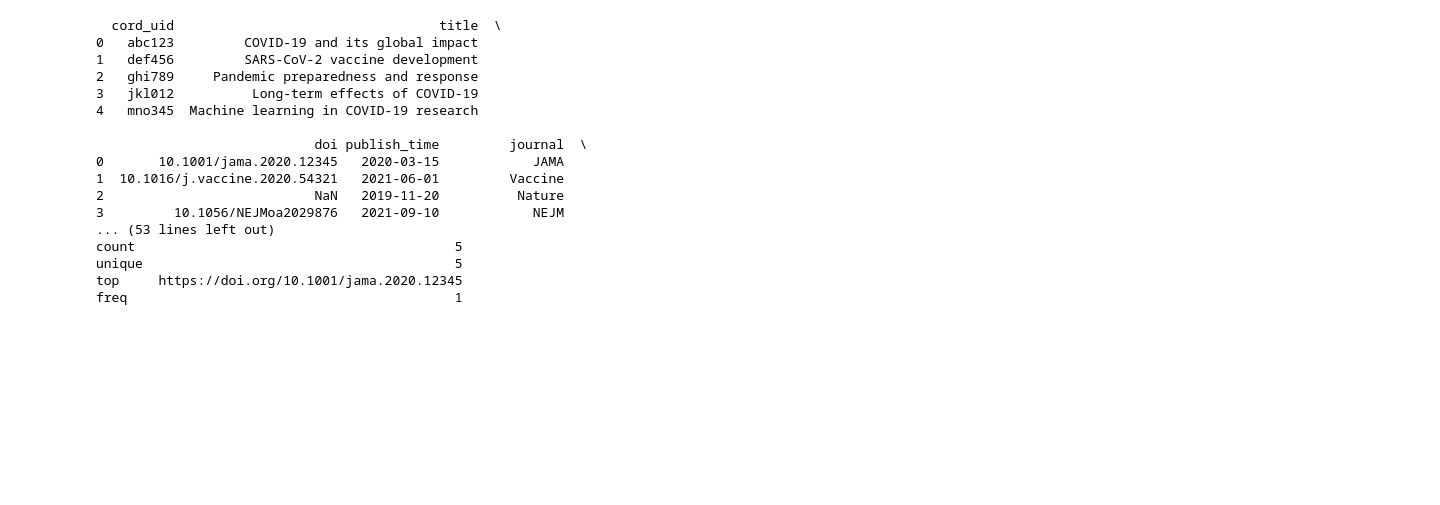
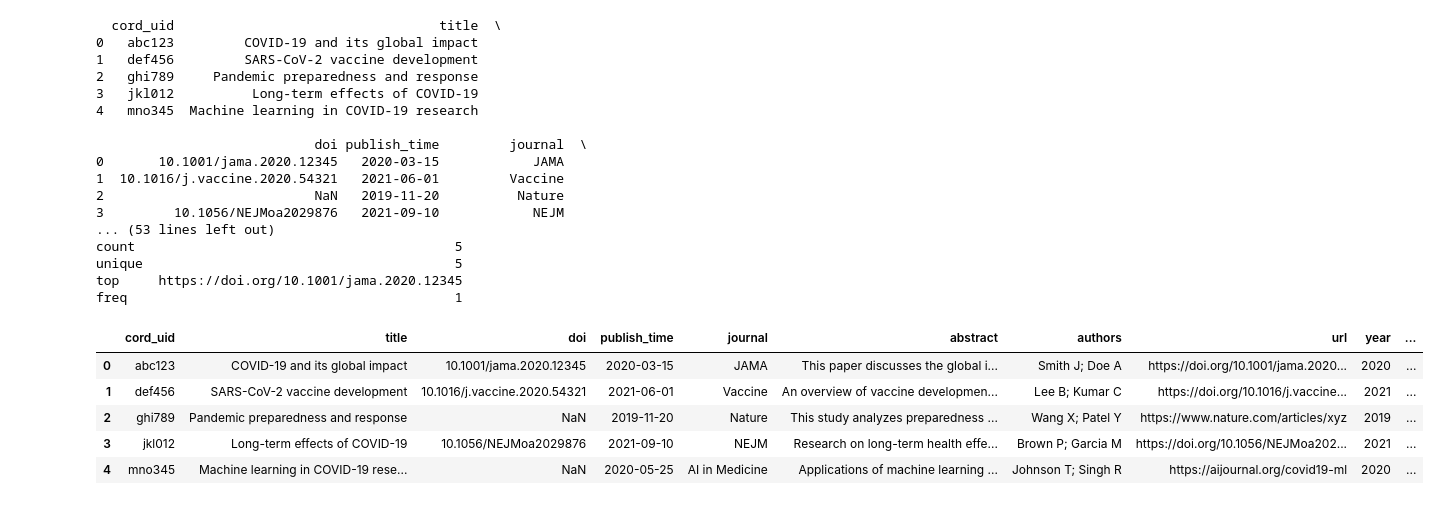
Before and after one commit to melsetionsi-cell/pyy8, a Jupyter notebook: file.ipynb, the cells around one changed output. Drawn from its saved outputs; the diff is of its cells as text; code cells hidden in the pictures; blank space fills up the shorter version.

```diff
--- a/file.ipynb
+++ b/file.ipynb
@@ -42,3 +42,24 @@ count                                         5
 unique                                        5
 top     https://doi.org/10.1001/jama.2020.12345
 freq                                          1
+# %%
+# Drop rows with missing titles
+df = df.dropna(subset=["title"])
+
+# Convert date column
+df['publish_time'] = pd.to_datetime(df['publish_time'], errors='coerce')
+
+# Extract year
+df['year'] = df['publish_time'].dt.year
+
+# Abstract word count
+df['abstract_word_count'] = df['abstract'].fillna("").apply(lambda x: len(x.split()))
+
+df.head()
+# %% [output]
+|  | cord_uid | title | doi | publish_time | journal | abstract | authors | url | year | ... |
+| 0 | abc123 | COVID-19 and its global impact | 10.1001/jama.2020.12345 | 2020-03-15 | JAMA | This paper discusses the global i... | Smith J; Doe A | https://doi.org/10.1001/jama.2020... | 2020 | ... |
+| 1 | def456 | SARS-CoV-2 vaccine development | 10.1016/j.vaccine.2020.54321 | 2021-06-01 | Vaccine | An overview of vaccine developmen... | Lee B; Kumar C | https://doi.org/10.1016/j.vaccine... | 2021 | ... |
+| 2 | ghi789 | Pandemic preparedness and response | NaN | 2019-11-20 | Nature | This study analyzes preparedness ... | Wang X; Patel Y | https://www.nature.com/articles/xyz | 2019 | ... |
+| 3 | jkl012 | Long-term effects of COVID-19 | 10.1056/NEJMoa2029876 | 2021-09-10 | NEJM | Research on long-term health effe... | Brown P; Garcia M | https://doi.org/10.1056/NEJMoa202... | 2021 | ... |
+| 4 | mno345 | Machine learning in COVID-19 rese... | NaN | 2020-05-25 | AI in Medicine | Applications of machine learning ... | Johnson T; Singh R | https://aijournal.org/covid19-ml | 2020 | ... |
```
Also changed, not shown: parts of 2 cells of this notebook.
